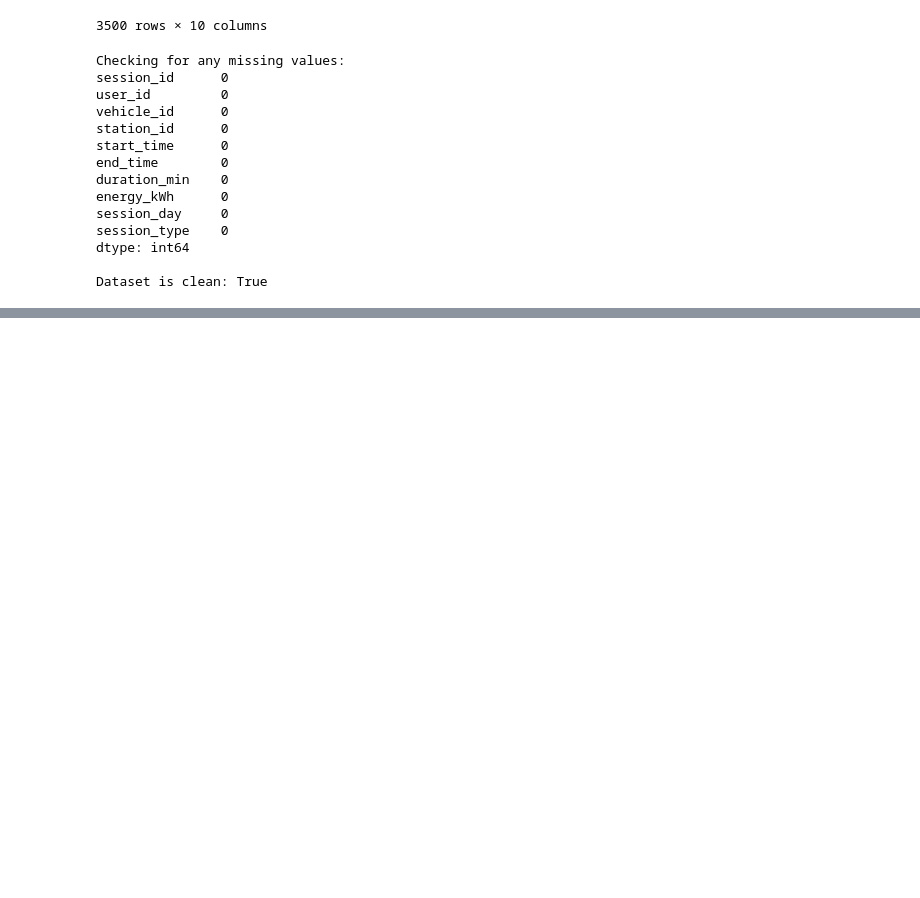
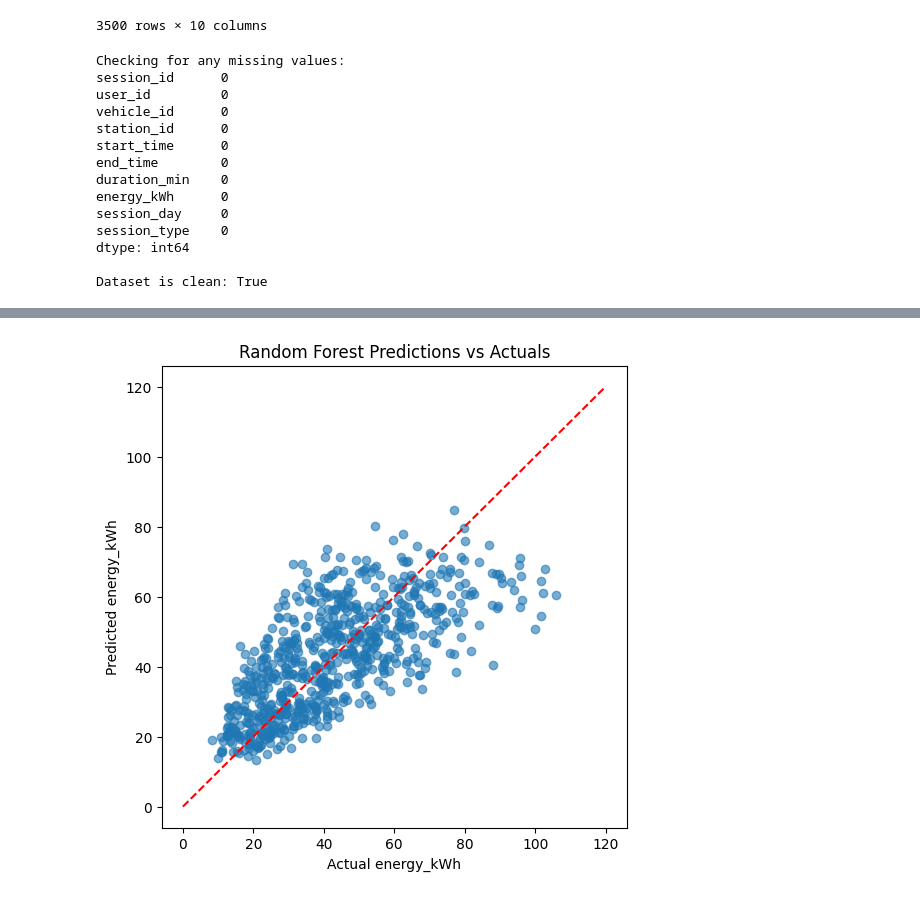
Before and after one commit to anirudh9280/EvoCharge, a Jupyter notebook: data/ev_charging_sessions/charging_sessions.ipynb, the cells around one changed output, grey strips where cells are left out. Saved outputs shown, nothing was run; the diff lists cells and outputs as text; code cells hidden in the pictures; blank space fills up the shorter version.

```diff
--- a/data/ev_charging_sessions/charging_sessions.ipynb
+++ b/data/ev_charging_sessions/charging_sessions.ipynb
@@ -138,0 +152,2 @@ Dataset is clean: True
+# %%
+df_encoded = pd.get_dummies(df, columns=["session_type", "session_day"], drop_first=True).copy()
@@ -138,0 +225,12 @@ Dataset is clean: True
+# %%
+import matplotlib.pyplot as plt
+
+plt.figure(figsize=(6,6))
+plt.scatter(y_test.copy(), y_pred, alpha=0.6)
+plt.plot([0, 120], [0, 120], color='red', linestyle='--')
+plt.xlabel("Actual energy_kWh")
+plt.ylabel("Predicted energy_kWh")
+plt.title("Random Forest Predictions vs Actuals")
+plt.show()
+# %% [output]
+[figure, added]
```
Also changed, not shown: parts of 13 cells of this notebook, 4 other files.
